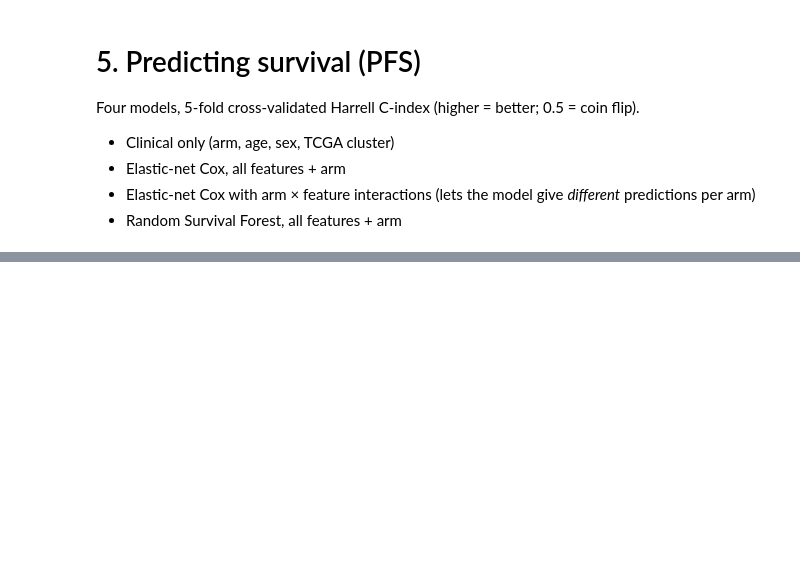
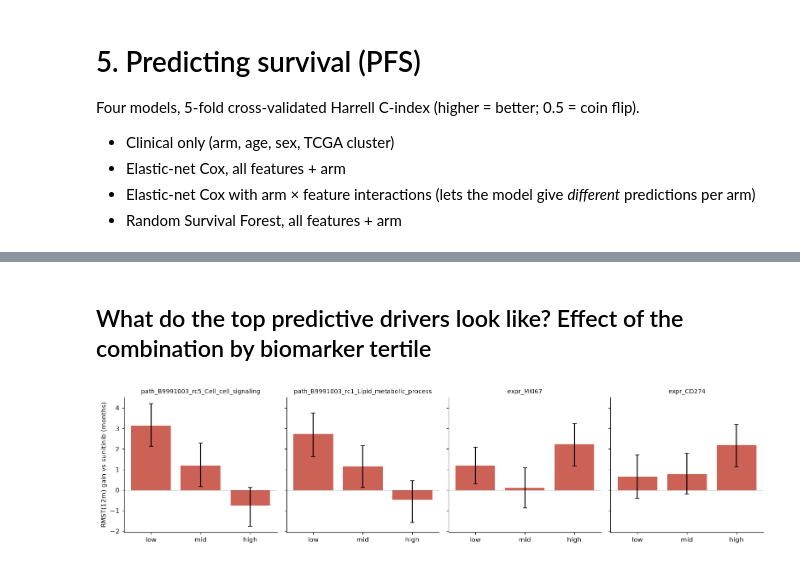
Before and after one commit to DangTranQL/kidney, a Jupyter notebook: code/main.ipynb, the cells around one changed output, grey strips where cells are left out. Cells and saved outputs as stored; diff of their text form; code cells hidden in the pictures; blank space fills up the shorter version.

```diff
--- a/code/main.ipynb
+++ b/code/main.ipynb
@@ -265,0 +563,23 @@ ImportError: cannot import name 'HalfPoissonLossArrayAPI' from 'sklearn._loss.lo
+# %% [markdown]
+## What do the top predictive drivers look like? Effect of the combination by biomarker tertile
+# %%
+top_drivers = [f for f in imp.index if f not in ("age", "male")][:4]
+fig, axes = plt.subplots(1, len(top_drivers), figsize=(3.6 * len(top_drivers), 3.6), sharey=True)
+for ax, f in zip(np.atleast_1d(axes), top_drivers):
+    x = X[f].values
+    if set(np.unique(x)) <= {0.0, 1.0}:
+        grp, labs = x.astype(int), ["0", "1"]
+    else:
+        grp, labs = pd.qcut(x, 3, labels=False, duplicates="drop"), ["low", "mid", "high"]
+    out = []
+    for g in np.unique(grp):
+        m = grp == g
+        est, ci = boot_diff(time_[m], event[m], T[m], "rmst", B=300, seed=g)
+        out.append((est, ci))
+    ests = [o[0] for o in out]; los = [o[0] - o[1][0] for o in out]; his = [o[1][1] - o[0] for o in out]
+    ax.bar(range(len(ests)), ests, yerr=[los, his], color="#c0392b", alpha=.8, capsize=3)
+    ax.set_xticks(range(len(ests))); ax.set_xticklabels(labs[:len(ests)]); ax.axhline(0, color="k", lw=.6); ax.set_title(f, fontsize=9)
+np.atleast_1d(axes)[0].set_ylabel("RMST(12m) gain vs sunitinib (months)")
+plt.tight_layout(); plt.show()
+# %% [output]
+[figure, added]
```
Also changed, not shown: parts of 17 cells of this notebook, 5 other files.
